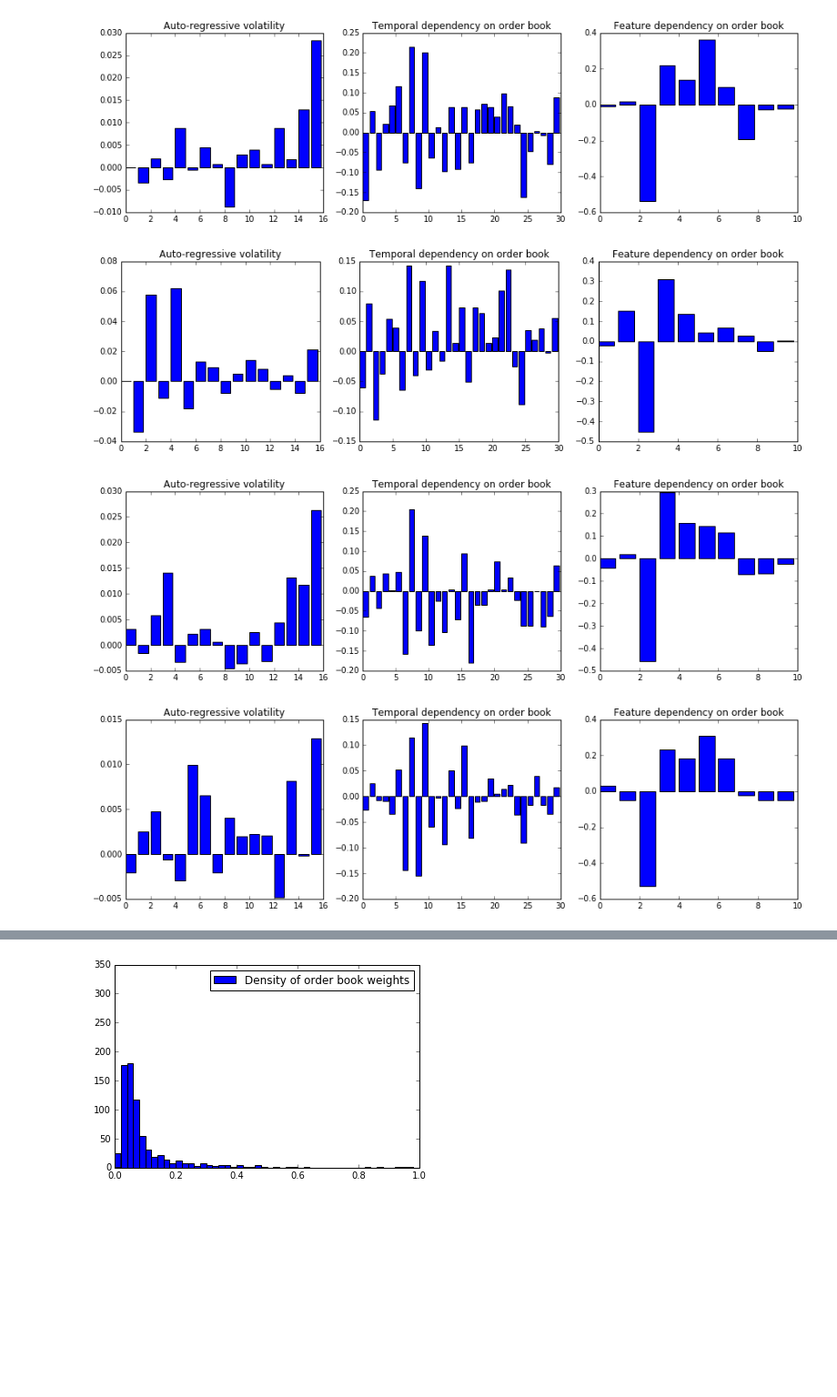
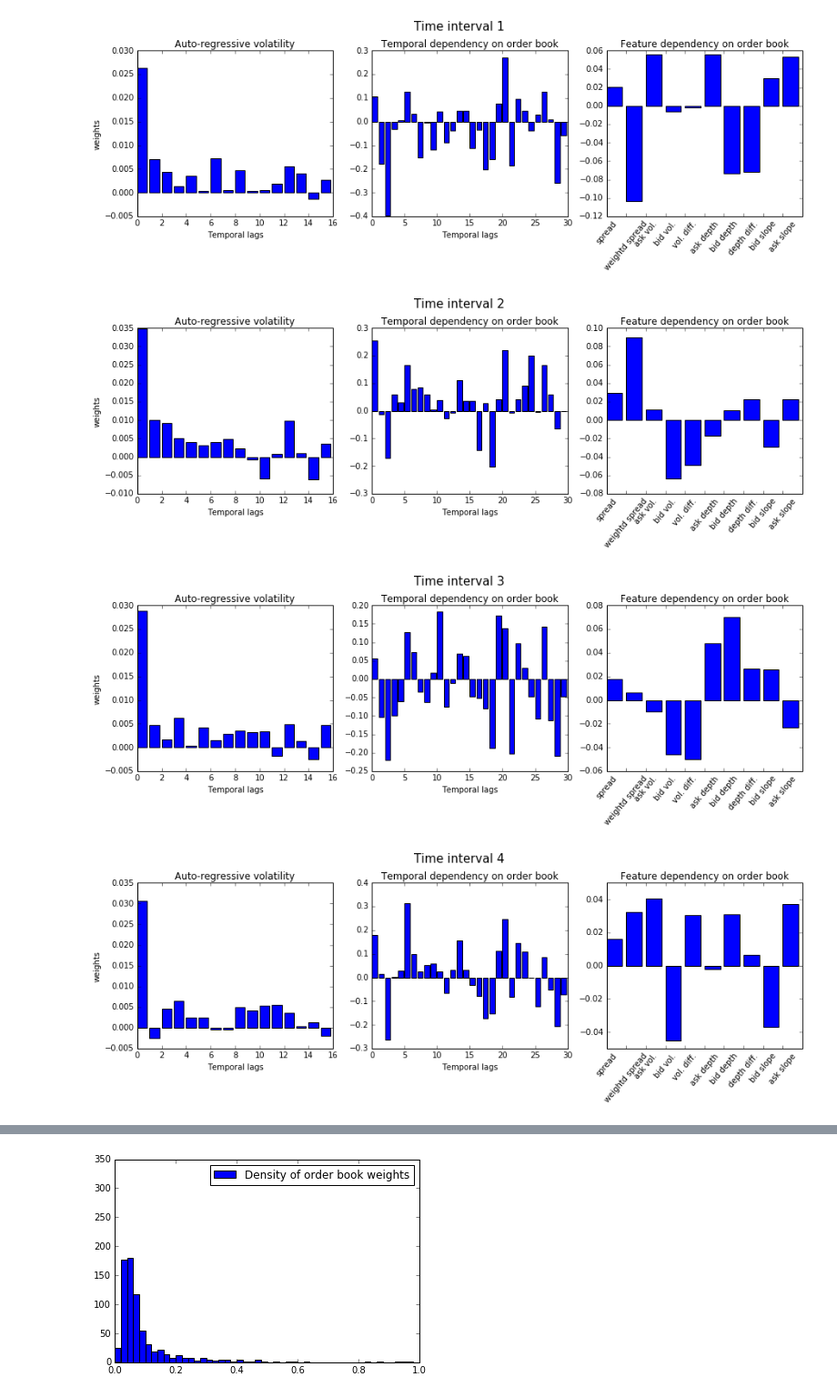
Before and after one commit to weilai0980/mixture_models_crypto, a Jupyter notebook: result_analysis.ipynb, the cells around one changed output, grey strips where cells are left out. Shown at 91% size. Drawn from its saved outputs; the diff is of its cells as text; code cells hidden in the pictures; blank space fills up the shorter version.

```diff
--- a/result_analysis.ipynb
+++ b/result_analysis.ipynb
@@ -52,6 +52,9 @@ col_format_mix = ['truth', 'pre', 'pre_v', 'pre_b']
 col_format_gate = ['vol', 'ob']
 col_format = ['truth', 'pre']
 
+features_ob = [ 'spread', 'weightd spread', 'ask vol.', 'bid vol.', 'vol. diff.', 'ask depth', 'bid depth', \
+               'depth diff.', 'bid slope', 'ask slope']
+
 models = ['gbt', 'rf', 'xgt', 'bayes', 'gp', 'enet', 'ridge']
 # 'arima', arimax', 'lasso', 'str', 'strx', 'garch', 'egarch'
 
@@ -131,32 +134,37 @@ interval  11 :  [0.93999013357189898, 1.6780461232001485, 2.0863954586965026, 1.
 interval  12 :  [3.3981075330644428, 9.7041575341113422, 12.149195790103214, 9.4209215344990138, 6.9723897295934885, 8.0296254663125151, 6.6541354019817724, 6.9874233787980469]
 interval  13 :  [1.8578341835586356, 3.2919340932056116, 3.55642644767343, 3.1524497928765856, 3.3555630117516237, 3.0556760580544795, 4.9442532938026869, 4.0481301561645564]
 # %%
-# parameter distribution
+# parameter distribution of mixture prediction
 
 # weight[0] vol temporal, [1] vol bias, [2] order book temporal, [3] order book feature, [4] bias
 
-weight_pre = '_weight_pre'
-weight_gate = '_weight_gate'
 
 for i in range(2,14):
 
     file_name = str(i) + weight_pre + post_dat
-
     tmp_weight = np.load(file_path + file_name)
 
     fig, ax_list = plt.subplots(1, 3, figsize=(15,4))
-    ax_list[0].bar(range(len(np.squeeze(tmp_weight[0]))), np.squeeze(tmp_weight[0]))
+
+    fig.suptitle("Time interval " + str(i-1), fontsize = 15)
+
+    ax_list[0].bar(range(len(np.squeeze(tmp_weight[0]))), np.flip(np.squeeze(tmp_weight[0]),0) )
     ax_list[0].set_title('Auto-regressive volatility')
+    ax_list[0].set(xlabel='Temporal lags', ylabel='weights')
 
-    ax_list[1].bar(range(len(np.squeeze(tmp_weight[2]))), np.squeeze(tmp_weight[2]))
+    ax_list[1].bar(range(len(np.squeeze(tmp_weight[2]))), np.flip(np.squeeze(tmp_weight[2]),0) )
     ax_list[1].set_title('Temporal dependency on order book')
+    ax_list[1].set(xlabel='Temporal lags')
 
-    ax_list[2].bar(range(len(np.squeeze(tmp_weight[3]))), np.squeeze(tmp_weight[3]))
+    ax_list[2].bar( range(len(np.squeeze(tmp_weight[3])) ), np.squeeze(tmp_weight[3]))
     ax_list[2].set_title('Feature dependency on order book')
+    tmp_ind = range(len(np.squeeze(tmp_weight[3])))
 
-#     print tmp_weight[2]
+    plt.xticks( tmp_ind , features_ob, rotation=50 )
+
+    plt.subplots_adjust(top=0.85)
 # %% [output]
-[figure, old version]
+[figure, new version]
-[figure, old version]
+[figure, new version]
-[figure, old version]
+[figure, new version]
-[figure, old version]
+[figure, new version]
```
Also changed, not shown: parts of 3 cells of this notebook, 5 other files.
